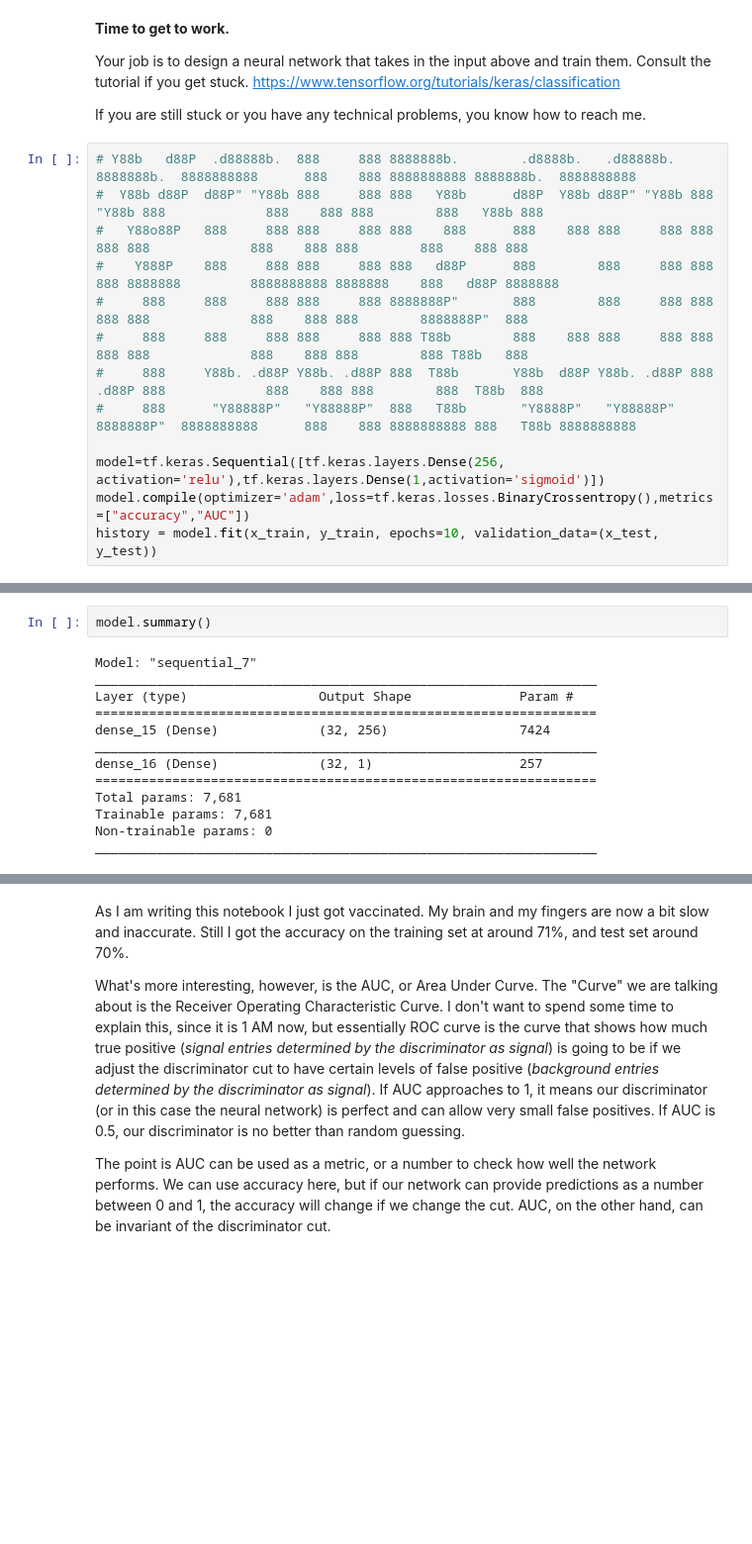
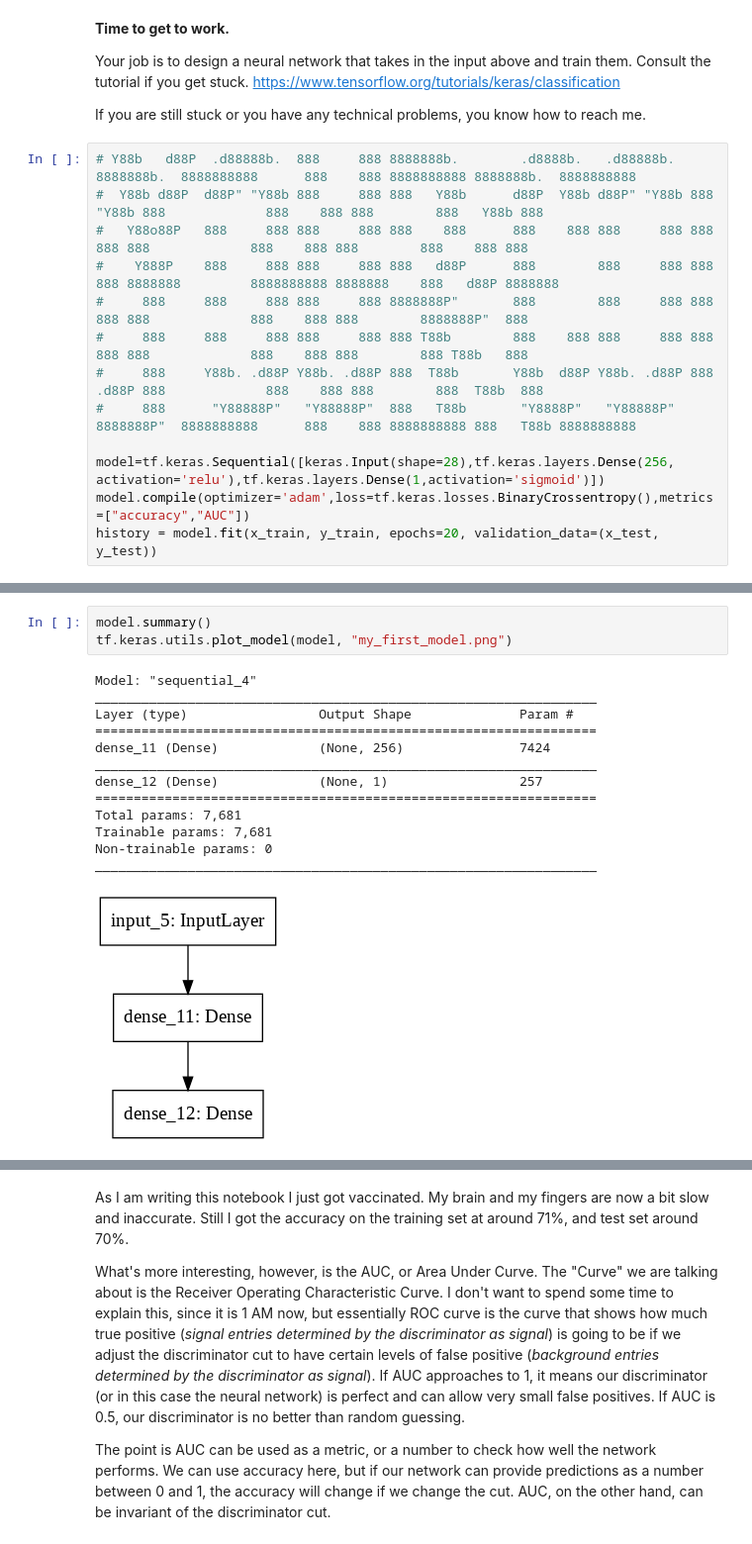
Before and after one commit to Kasidit-Beem/Kasidit-Beem, a Jupyter notebook: Higgs_tutorial.ipynb, the cells around one changed output, grey strips where cells are left out. Shown: that part at 99% size. Drawn from its saved outputs; the diff is of its cells as text; blank space fills up the shorter version.

```diff
--- a/Higgs_tutorial.ipynb
+++ b/Higgs_tutorial.ipynb
@@ -168,7 +168,7 @@ If you are still stuck or you have any technical problems, you know how to reach
 #     888     Y88b. .d88P Y88b. .d88P 888  T88b       Y88b  d88P Y88b. .d88P 888  .d88P 888             888    888 888        888  T88b  888
 #     888      "Y88888P"   "Y88888P"  888   T88b       "Y8888P"   "Y88888P"  8888888P"  8888888888      888    888 8888888888 888   T88b 8888888888
 
-model=tf.keras.Sequential([tf.keras.layers.Dense(256, activation='relu'),tf.keras.layers.Dense(1,activation='sigmoid')])
+model=tf.keras.Sequential([keras.Input(shape=28),tf.keras.layers.Dense(256, activation='relu'),tf.keras.layers.Dense(1,activation='sigmoid')])
 model.compile(optimizer='adam',loss=tf.keras.losses.BinaryCrossentropy(),metrics=["accuracy","AUC"])
-history = model.fit(x_train, y_train, epochs=10, validation_data=(x_test, y_test))
+history = model.fit(x_train, y_train, epochs=20, validation_data=(x_test, y_test))
 # %% [output]
@@ -195,18 +192,20 @@ Epoch 10/10
-# %%
-model.summary()
-# %% [output]
-Model: "sequential_7"
-_________________________________________________________________
-Layer (type)                 Output Shape              Param #
-=================================================================
-dense_15 (Dense)             (32, 256)                 7424
-_________________________________________________________________
-dense_16 (Dense)             (32, 1)                   257
-=================================================================
-Total params: 7,681
-Trainable params: 7,681
-Non-trainable params: 0
-_________________________________________________________________
+# %%
+model.summary()
+tf.keras.utils.plot_model(model, "my_first_model.png")
+# %% [output]
+Model: "sequential_4"
+_________________________________________________________________
+Layer (type)                 Output Shape              Param #
+=================================================================
+dense_11 (Dense)             (None, 256)               7424
+_________________________________________________________________
+dense_12 (Dense)             (None, 1)                 257
+=================================================================
+Total params: 7,681
+Trainable params: 7,681
+Non-trainable params: 0
+_________________________________________________________________
+[figure, added]
 # %%
 # LOOK HERE.
 # The fit() method allows you to calculate validation metrics with validation_data option.
```
Also changed, not shown: parts of 4 cells of this notebook.
